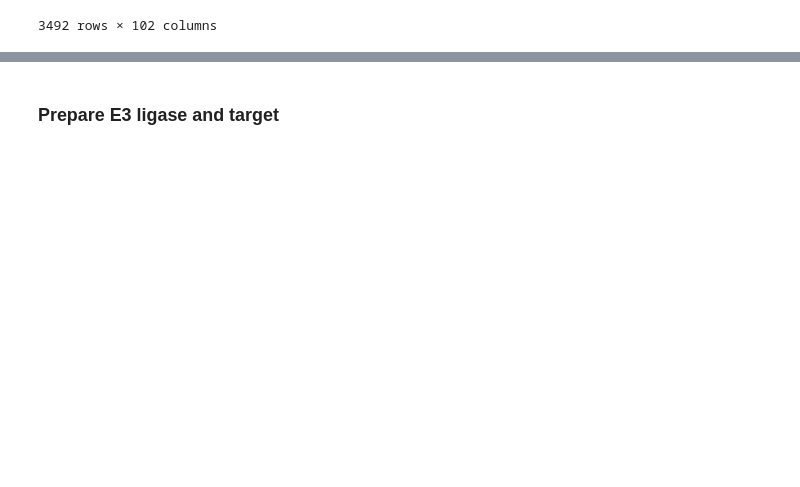
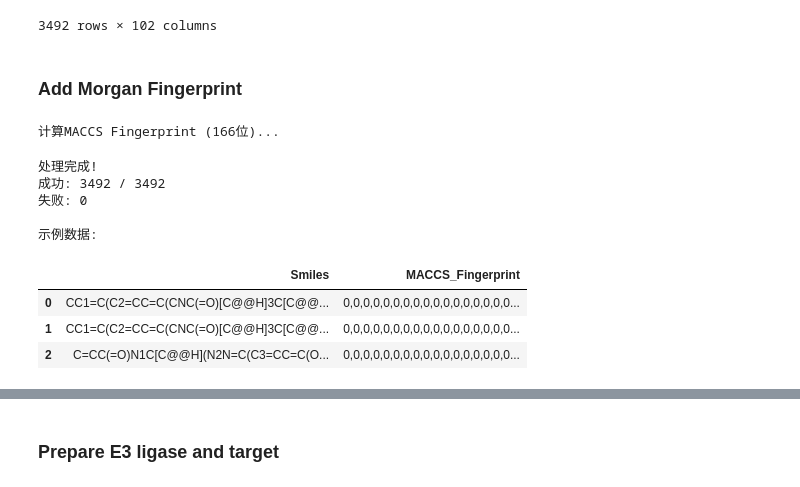
Before and after one commit to Bill-Flash/PROTAC-STAN, a Jupyter notebook: prepare_data.ipynb, the cells around one changed output, grey strips where cells are left out. Saved outputs shown, nothing was run; the diff lists cells and outputs as text; code cells hidden in the pictures; blank space fills up the shorter version.

```diff
--- a/prepare_data.ipynb
+++ b/prepare_data.ipynb
@@ -87,3 +87,5 @@ custom_df
 | 3490 | 5838 | P36888 | FLT3 | CRBN | NaN | NaN | CCC1=NC(C(N)=O)=C(NC2=CC=C(N3CCC(... | NaN | NaN | ... |
 | 3491 | 5844 | P36888 | FLT3 | CRBN | NaN | NaN | CCC1=NC(C(N)=O)=C(NC2=CC=C(N3CCC(... | NaN | NaN | ... |
 3492 rows × 102 columns
+# %% [markdown]
+### Add Morgan Fingerprint
@@ -90 +122,30 @@ custom_df
+# %%
+# 计算MACCS fingerprint
+print("计算MACCS Fingerprint (166位)...")
+maccs_fingerprints = custom_df['Smiles'].progress_apply(calculate_maccs_fingerprint)
+
+# 添加MACCS fingerprint列
+custom_df['MACCS_Fingerprint'] = maccs_fingerprints
+
+# 统计信息
+success_count = custom_df['MACCS_Fingerprint'].notna().sum()
+failed_count = len(custom_df) - success_count
+print(f"\n处理完成!")
+print(f"成功: {success_count} / {len(custom_df)}")
+print(f"失败: {failed_count}")
+
+# 显示示例
+print("\n示例数据:")
+custom_df[['Smiles', 'MACCS_Fingerprint']].head(3)
+# %% [output]
+计算MACCS Fingerprint (166位)...
+处理完成!
+成功: 3492 / 3492
+失败: 0
+
+示例数据:
+|  | Smiles | MACCS_Fingerprint |
+| 0 | CC1=C(C2=CC=C(CNC(=O)[C@@H]3C[C@@... | 0,0,0,0,0,0,0,0,0,0,0,0,0,0,0,0,0... |
+| 1 | CC1=C(C2=CC=C(CNC(=O)[C@@H]3C[C@@... | 0,0,0,0,0,0,0,0,0,0,0,0,0,0,0,0,0... |
+| 2 | C=CC(=O)N1C[C@@H](N2N=C(C3=CC=C(O... | 0,0,0,0,0,0,0,0,0,0,0,0,0,0,0,0,0... |
 # %%
```
Also changed, not shown: parts of 6 cells of this notebook, 3 other files.
